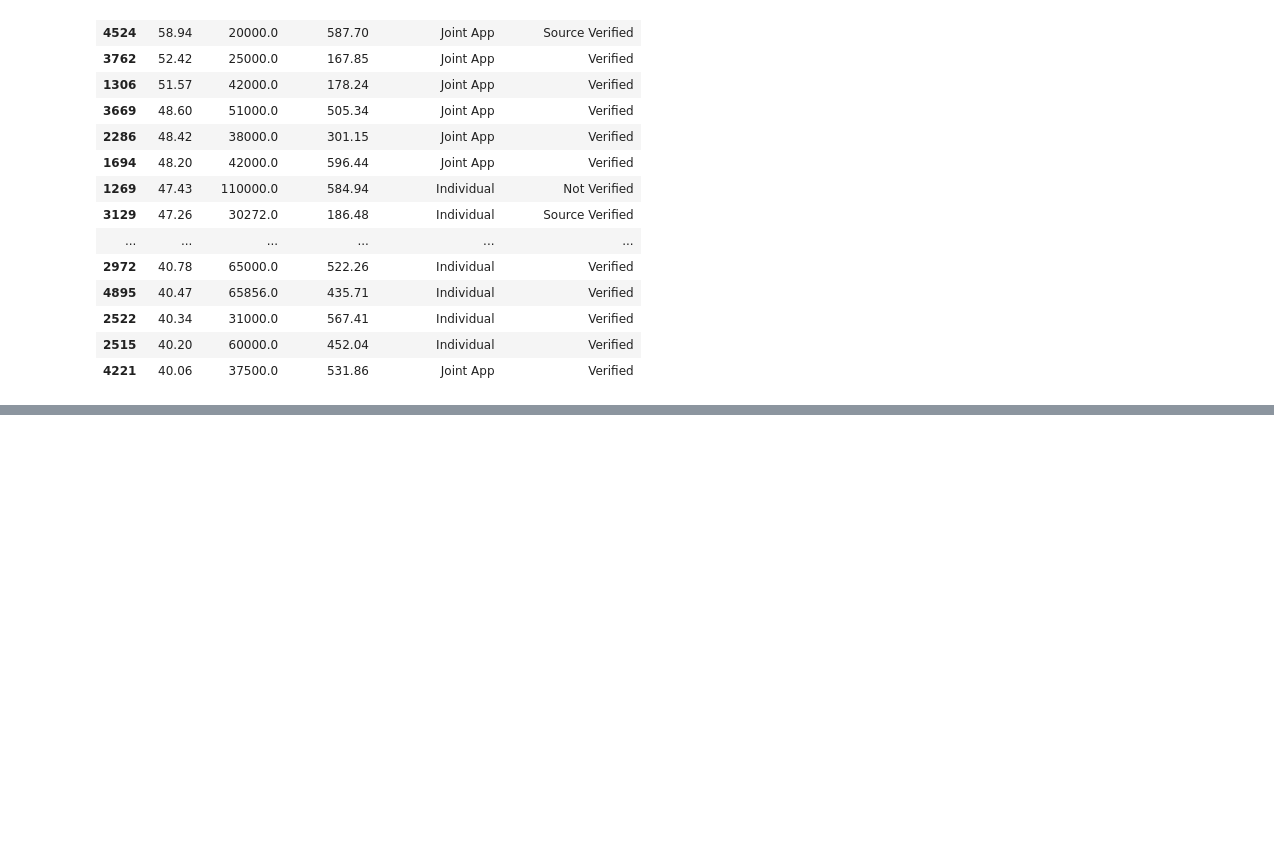
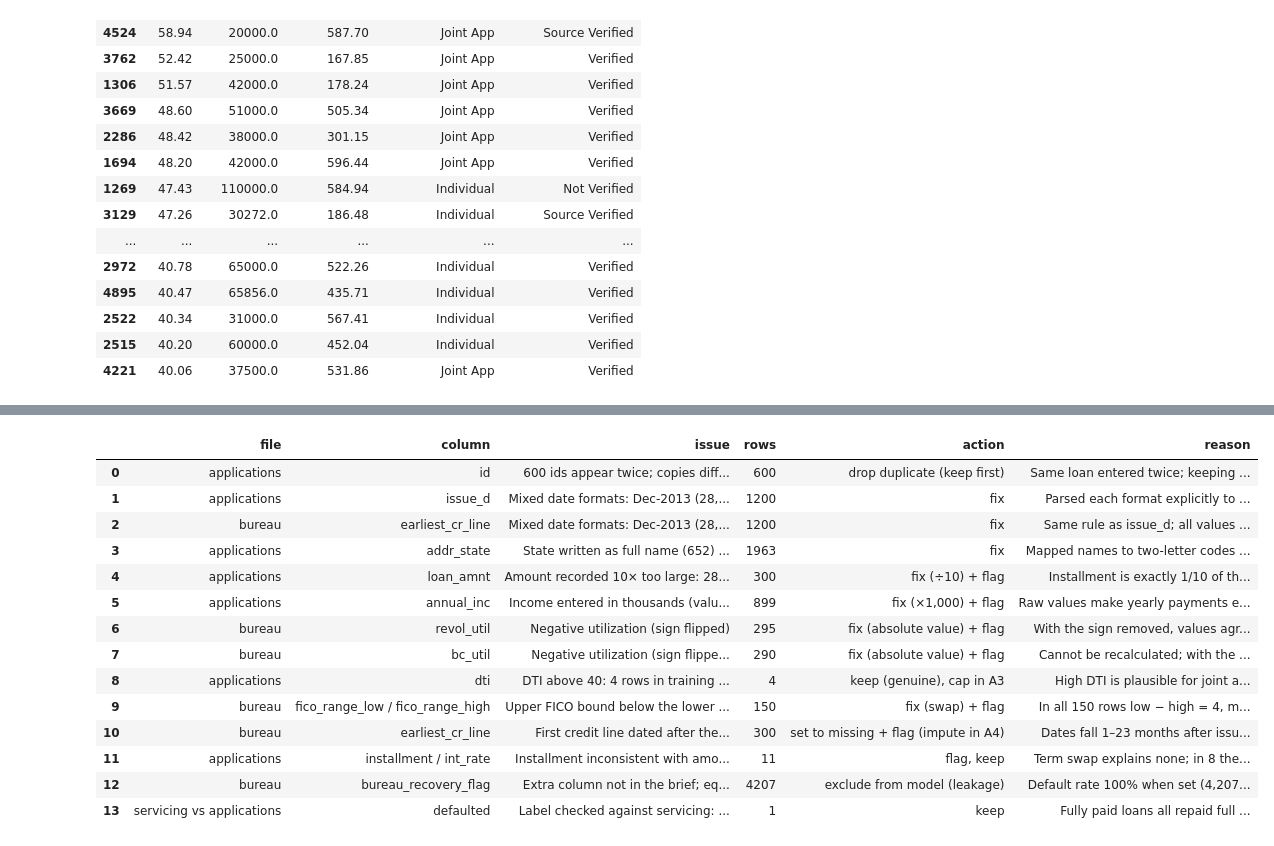
Before and after one commit to Kalki767/credit-risk-assessment, a Jupyter notebook: notebooks/01_audit.ipynb, the cells around one changed output, grey strips where cells are left out. Cells and saved outputs as stored; diff of their text form; code cells hidden in the pictures; blank space fills up the shorter version.

```diff
--- a/notebooks/01_audit.ipynb
+++ b/notebooks/01_audit.ipynb
@@ -723,0 +1209,24 @@ rows negative in both revol_util and bc_util: 1
+# %%
+log_issue("servicing vs applications", "defaulted",
+          "Label checked against servicing: no contradictions; 1 defaulted loan repaid ≥99% of principal",
+          rows=1, action="keep",
+          reason="Fully paid loans all repaid full principal, have no recoveries or settlement; "
+                 "settled loans all defaulted. The 1 case is plausible (interest/fees unpaid). "
+                 "Servicing also confirms the ×10 loan_amnt fix (243 paid loans: principal share = 1.0)")
+save_issues()
+# %% [output]
+|  | file | column | issue | rows | action | reason |
+| 0 | applications | id | 600 ids appear twice; copies diff... | 600 | drop duplicate (keep first) | Same loan entered twice; keeping ... |
+| 1 | applications | issue_d | Mixed date formats: Dec-2013 (28,... | 1200 | fix | Parsed each format explicitly to ... |
+| 2 | bureau | earliest_cr_line | Mixed date formats: Dec-2013 (28,... | 1200 | fix | Same rule as issue_d; all values ... |
+| 3 | applications | addr_state | State written as full name (652) ... | 1963 | fix | Mapped names to two-letter codes ... |
+| 4 | applications | loan_amnt | Amount recorded 10× too large: 28... | 300 | fix (÷10) + flag | Installment is exactly 1/10 of th... |
+| 5 | applications | annual_inc | Income entered in thousands (valu... | 899 | fix (×1,000) + flag | Raw values make yearly payments e... |
+| 6 | bureau | revol_util | Negative utilization (sign flipped) | 295 | fix (absolute value) + flag | With the sign removed, values agr... |
+| 7 | bureau | bc_util | Negative utilization (sign flippe... | 290 | fix (absolute value) + flag | Cannot be recalculated; with the ... |
+| 8 | applications | dti | DTI above 40: 4 rows in training ... | 4 | keep (genuine), cap in A3 | High DTI is plausible for joint a... |
+| 9 | bureau | fico_range_low / fico_range_high | Upper FICO bound below the lower ... | 150 | fix (swap) + flag | In all 150 rows low − high = 4, m... |
+| 10 | bureau | earliest_cr_line | First credit line dated after the... | 300 | set to missing + flag (impute in A4) | Dates fall 1–23 months after issu... |
+| 11 | applications | installment / int_rate | Installment inconsistent with amo... | 11 | flag, keep | Term swap explains none; in 8 the... |
+| 12 | bureau | bureau_recovery_flag | Extra column not in the brief; eq... | 4207 | exclude from model (leakage) | Default rate 100% when set (4,207... |
+| 13 | servicing vs applications | defaulted | Label checked against servicing: ... | 1 | keep | Fully paid loans all repaid full ... |
```
Also changed, not shown: parts of 48 cells of this notebook, 2 other files.
